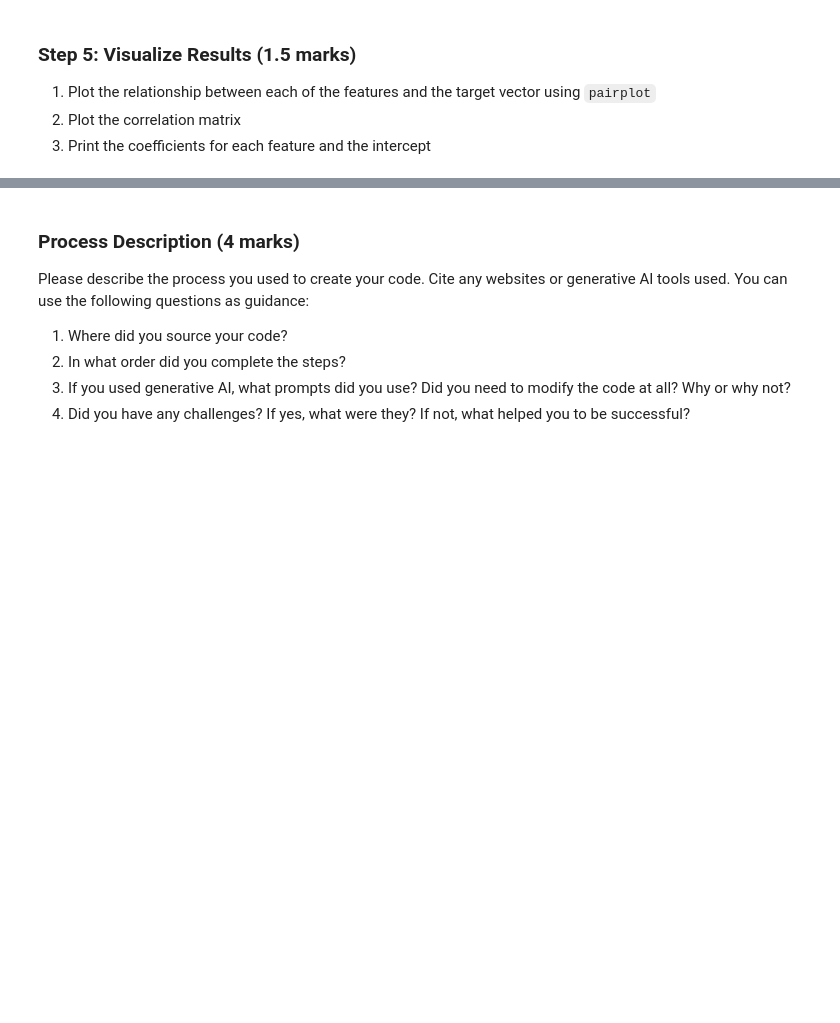
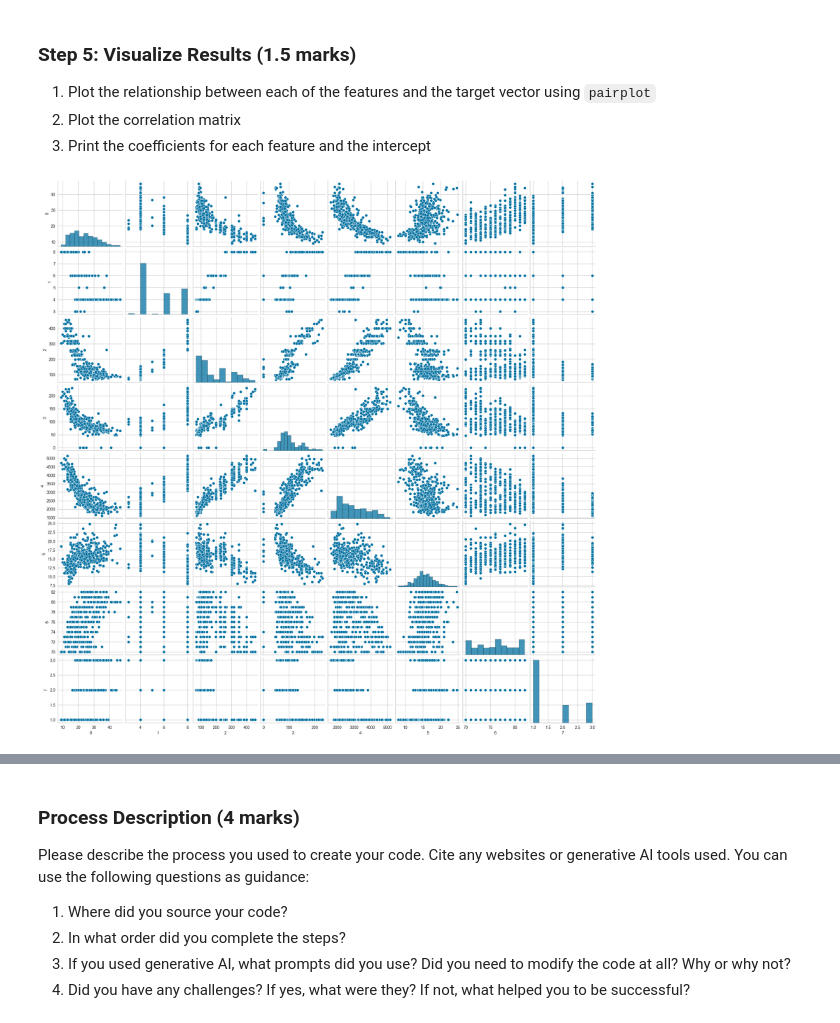
Before and after one commit to aneeshb7/ensf-611, a Jupyter notebook: assignments/Assignment 2.ipynb, the cells around one changed output, grey strips where cells are left out. Cells and saved outputs as stored; diff of their text form; code cells hidden in the pictures; blank space fills up the shorter version.

```diff
--- a/assignments/Assignment 2.ipynb
+++ b/assignments/Assignment 2.ipynb
@@ -113,4 +225,10 @@ The data used for this task can be downloaded from UCI website: https://archive.
 
 Load the auto-mpg dataset and inspect the first few rows
 # %%
-# TO DO: Import auto-mpg data and inspect the first few rows (0.5 marks)
+from ucimlrepo import fetch_ucirepo
+# fetch dataset
+url = 'http://archive.ics.uci.edu/ml/machine-learning-databases/auto-mpg/auto-mpg.data'
+widths = [7, 4, 10, 10, 11, 7, 4, 4, 30]
+df = pd.read_fwf(url, widths=widths, header=None, na_values=['?'])
+
+print(df.head())
@@ -120,3 +245,5 @@ Load the auto-mpg dataset and inspect the first few rows
 Check to see if there are any missing values in the dataset. If necessary, select an appropriate method to fill-in the missing values
 # %%
 # TO DO: Check if there are any missing values and fill them in if necessary (1 mark)
+print("Missing values in df: ", df.isnull().sum().sum())
+df.fillna(0, inplace=True)
@@ -124,6 +253,7 @@ Check to see if there are any missing values in the dataset. If necessary, selec
 Remove any columns that do not have numerical data
 # %%
 # TO DO: Remove non-numeric data (0.5 marks)
+df = df.select_dtypes(include=[np.number])
 # %% [markdown]
 Split the auto-mpg data into the feature matrix and target vector. Inspect the first few columns of the feature matrix to make sure it split properly
 # %%
@@ -153,5 +319,10 @@ Calculate the testing accuracy using the R^2 score
 1. Print the coefficients for each feature and the intercept
 # %%
 # TO DO: Plot pairplot (0.5 marks)
+# plot relationship between features and target vector using pairplot
+sns.pairplot(df)
+plt.show()
+# %% [output]
+[figure, added]
 # %%
 # TO DO: Plot correlation matrix (0.5 marks)
```
Also changed, not shown: parts of 19 cells of this notebook.
